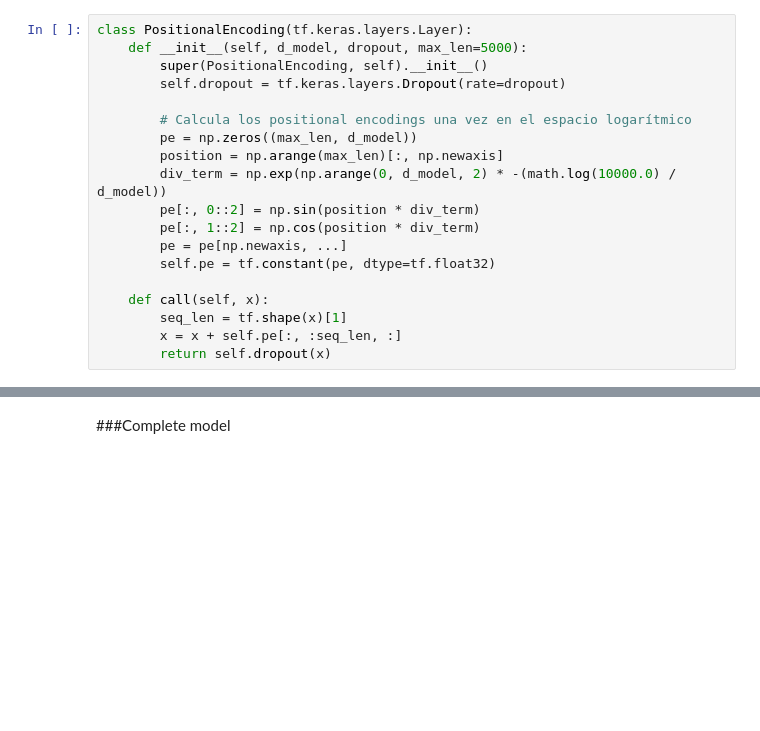
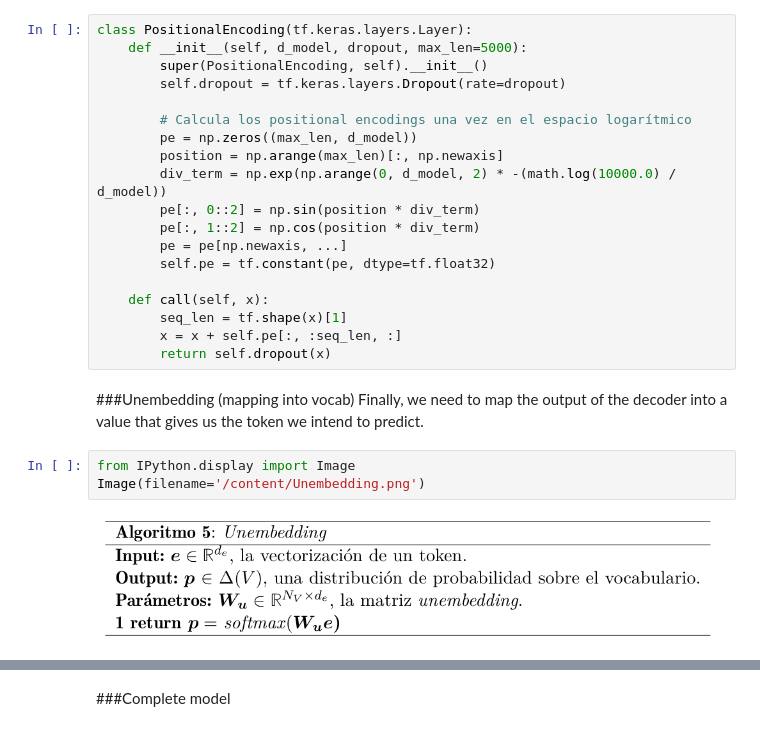
Before and after one commit to nomadicsenseis/annoted-transformer, a Jupyter notebook: The_Annoted_Transformer.ipynb, the cells around one changed output, grey strips where cells are left out. Drawn from its saved outputs; the diff is of its cells as text; blank space fills up the shorter version.

```diff
--- a/The_Annoted_Transformer.ipynb
+++ b/The_Annoted_Transformer.ipynb
@@ -607,3 +588,11 @@ class PositionalEncoding(tf.keras.layers.Layer):
         seq_len = tf.shape(x)[1]
         x = x + self.pe[:, :seq_len, :]
         return self.dropout(x)
+# %% [markdown]
+###Unembedding (mapping into vocab)
+Finally, we need to map the output of the decoder into a value that gives us the token we intend to predict.
+# %%
+from IPython.display import Image
+Image(filename='/content/Unembedding.png')
+# %% [output]
+[figure, added]
```
Also changed, not shown: parts of 7 cells of this notebook.
